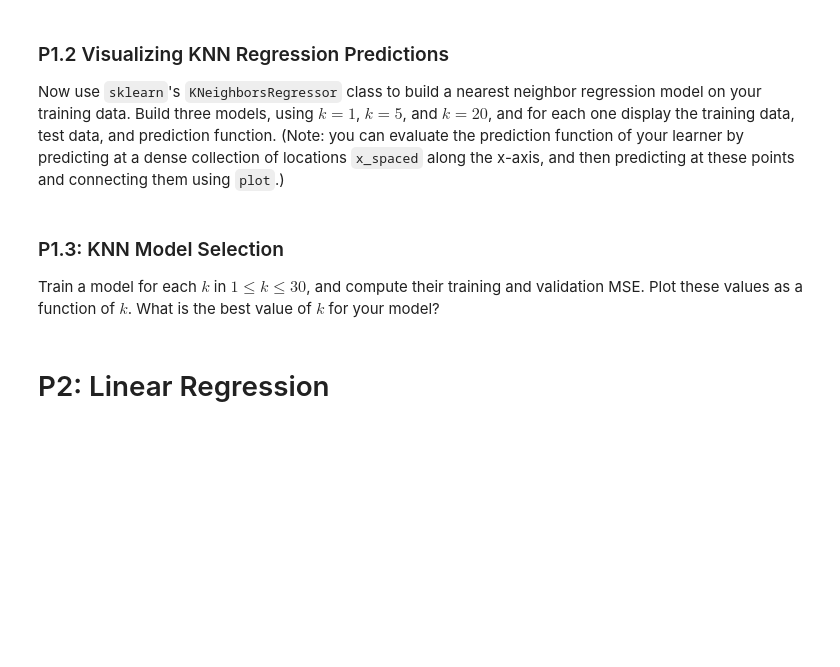
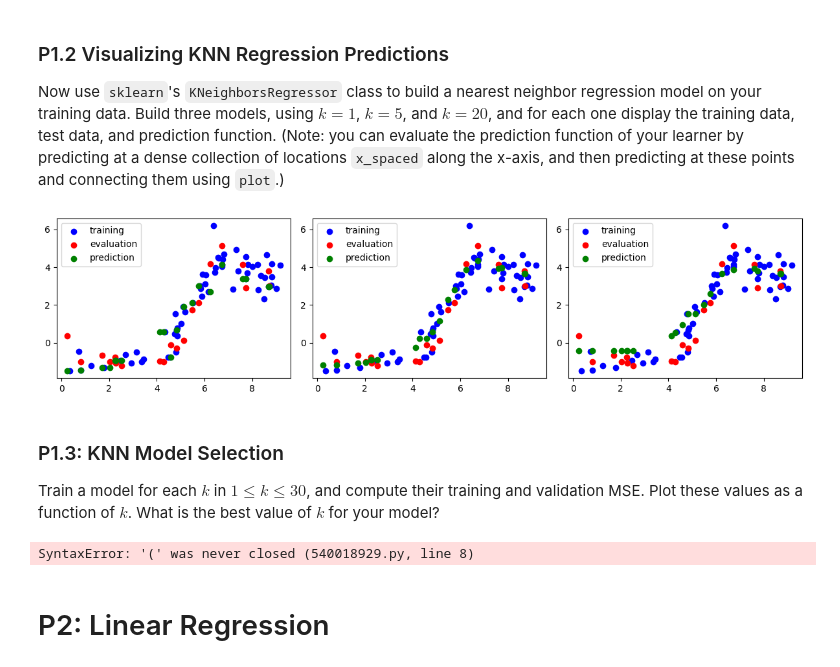
Before and after one commit to SarahAsad23/MachineLearning, a Jupyter notebook: HW2/cs273-hw2.ipynb, the cells around one changed output. Cells and saved outputs as stored; diff of their text form; code cells hidden in the pictures; blank space fills up the shorter version.

```diff
--- a/HW2/cs273-hw2.ipynb
+++ b/HW2/cs273-hw2.ipynb
@@ -107,19 +107,27 @@ Now use `sklearn`'s `KNeighborsRegressor` class to build a nearest neighbor regr
 # %%
 # Create a figure with 1 row and 3 columns
 fig, axes = plt.subplots(1, 3, figsize=(12, 3))
 
 x_spaced = np.linspace(0,9,100).reshape(-1,1)  # get a collection of x-locations at which to plot f(x)
 
 ### YOUR CODE STARTS HERE ###
 
-for k in [1,5,20]:
-    knn = KNeighborsRegressor( # ...
-
-
+for i, k in enumerate([1,5,20]):
+    knn = KNeighborsRegressor(n_neighbors=k)
+    knn.fit(Xt, Yt)
+    # predict using evaluation data
+    y_pred = knn.predict(Xe)
+    # visulaizations
+    axes[i].scatter(Xt, Yt, color='blue', label='training') # plotting training data
+    axes[i].scatter(Xe, Ye, color='red', label='evaluation') # plotting eval data
+    axes[i].scatter(Xe, y_pred, color='green', label='prediction') # plotting prediction
+    axes[i].legend() # show legend
 
 ###  YOUR CODE ENDS HERE  ###
 
 fig.tight_layout()
+# %% [output]
+[figure, added]
 # %% [markdown]
 ### P1.3: KNN Model Selection
 
@@ -139,6 +147,8 @@ for i,k in enumerate(k_values):
     ###  YOUR CODE ENDS HERE  ###
 
 plt.plot(k_values,mse_train,'b-', k_values,mse_eval,'g-', lw=3);
+# %% [output]
+SyntaxError: '(' was never closed (540018929.py, line 8)
 # %% [markdown]
 # P2: Linear Regression
 # %% [markdown]
```
